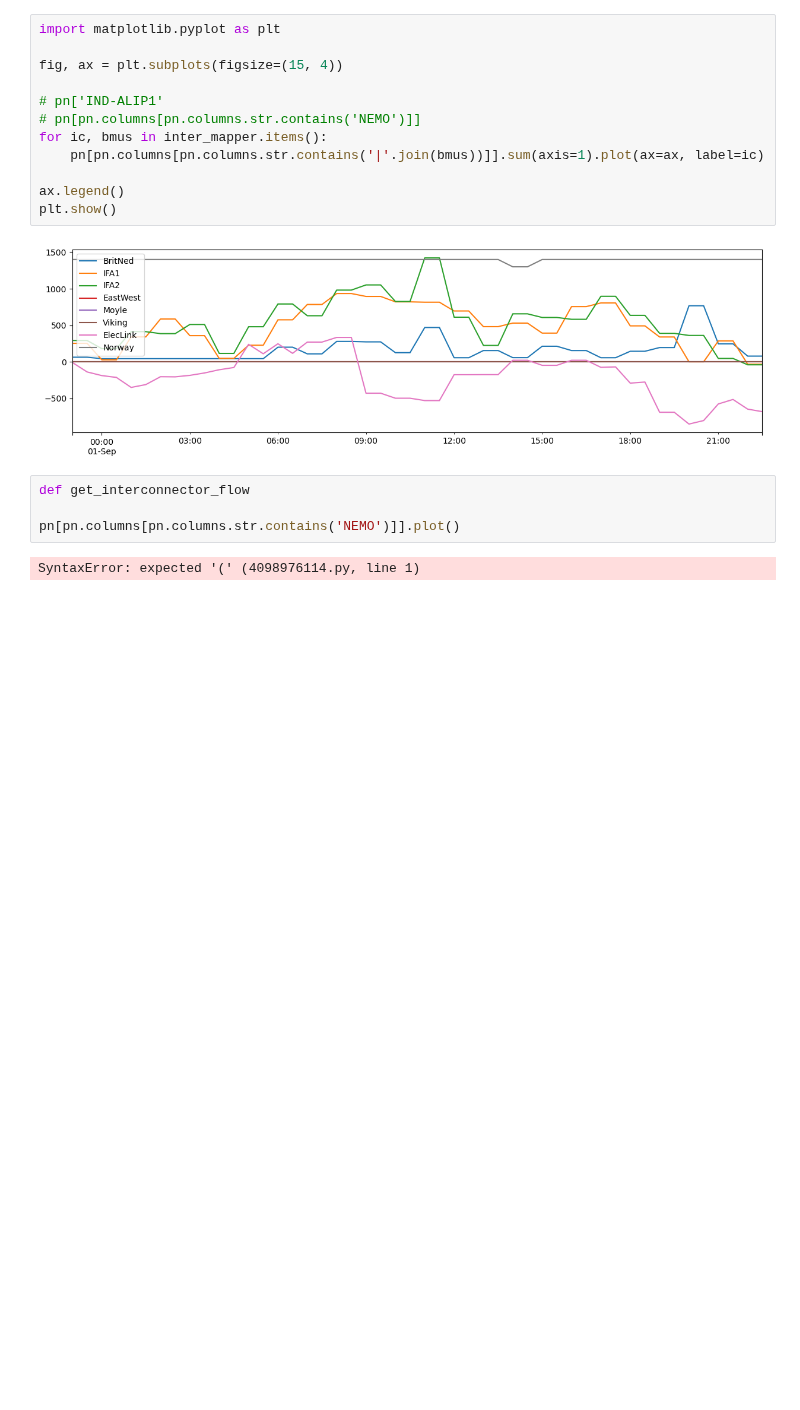
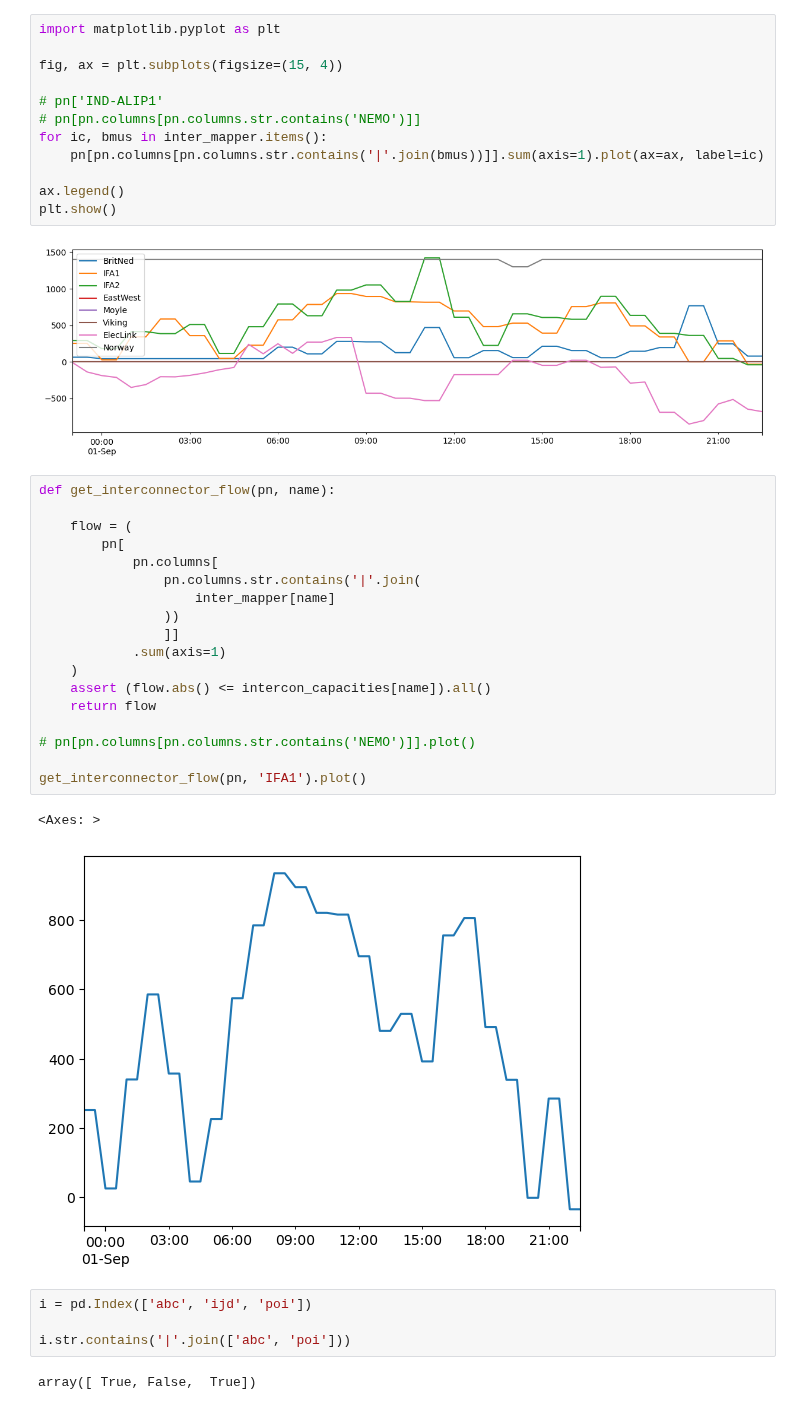
Before and after one commit to LukasFrankenQ/GBPower, a Jupyter notebook: notebooks/interconns.ipynb, the cells around one changed output. Cells and saved outputs as stored; diff of their text form; blank space fills up the shorter version.

```diff
--- a/notebooks/interconns.ipynb
+++ b/notebooks/interconns.ipynb
@@ -142,9 +142,30 @@ ax.legend()
 plt.show()
 # %% [output]
 [figure]
-# %%
-def get_interconnector_flow
-
-pn[pn.columns[pn.columns.str.contains('NEMO')]].plot()
-# %% [output]
-SyntaxError: expected '(' (4098976114.py, line 1)
+# %%
+def get_interconnector_flow(pn, name):
+
+    flow = (
+        pn[
+            pn.columns[
+                pn.columns.str.contains('|'.join(
+                    inter_mapper[name]
+                ))
+                ]]
+            .sum(axis=1)
+    )
+    assert (flow.abs() <= intercon_capacities[name]).all()
+    return flow
+
+# pn[pn.columns[pn.columns.str.contains('NEMO')]].plot()
+
+get_interconnector_flow(pn, 'IFA1').plot()
+# %% [output]
+<Axes: >
+[figure, added]
+# %%
+i = pd.Index(['abc', 'ijd', 'poi'])
+
+i.str.contains('|'.join(['abc', 'poi']))
+# %% [output]
+array([ True, False,  True])
```
Also changed, not shown: parts of 3 cells of this notebook.
